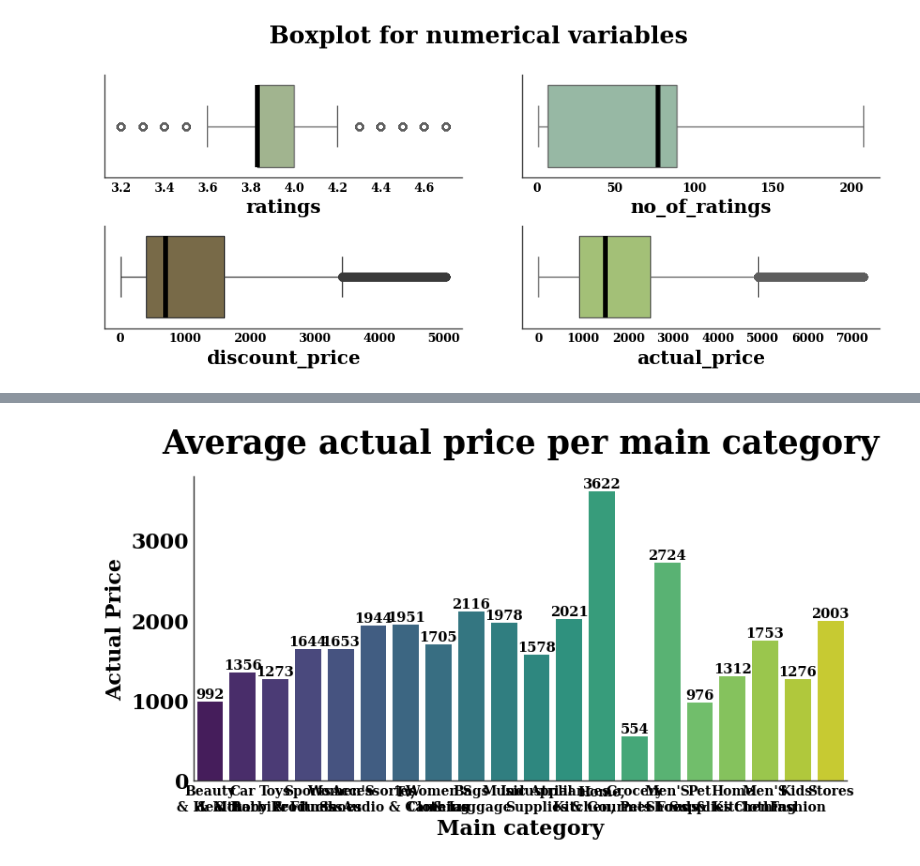
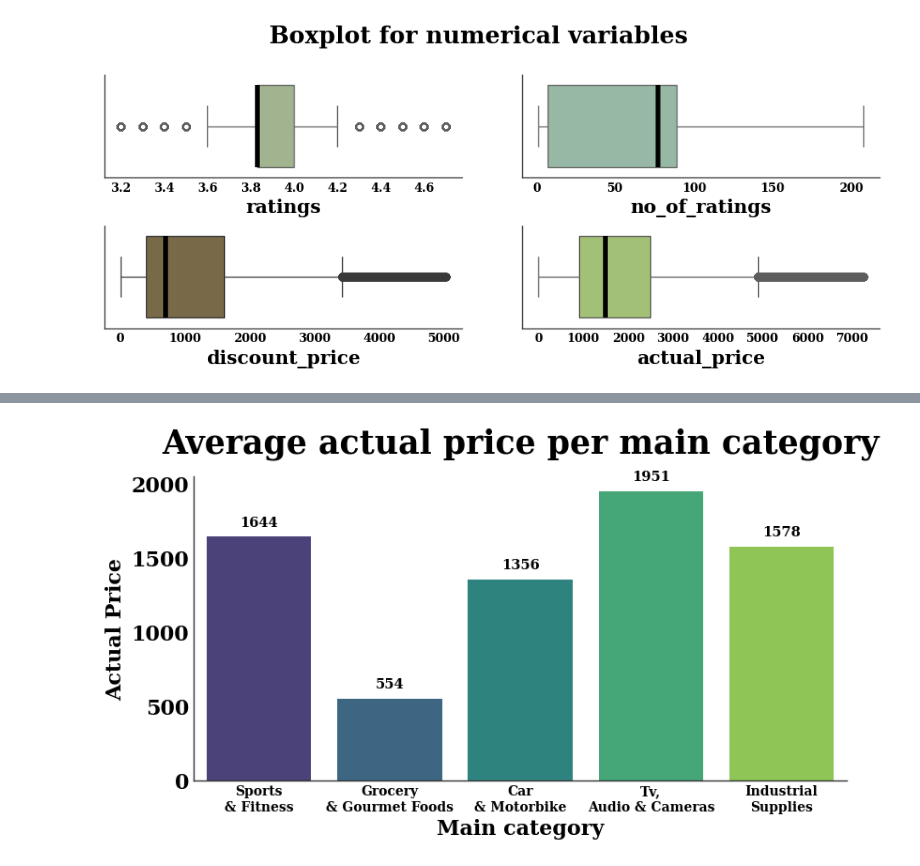
Before and after one commit to pablocarmona1527/Data_analyst, a Jupyter notebook: amazon_products_visualization.ipynb, the cells around one changed output, grey strips where cells are left out. Saved outputs shown, nothing was run; the diff lists cells and outputs as text; code cells hidden in the pictures.

```diff
--- a/amazon_products_visualization.ipynb
+++ b/amazon_products_visualization.ipynb
@@ -90,4 +85,5 @@ df['actual_price'] = outliers(df['actual_price'])
 df['discount_price'] = outliers(df['discount_price'])
 df['ratings'] = outliers(df['ratings'])
 df['no_of_ratings'] = outliers(df['no_of_ratings'])
+df['manufacturer'] = df['name'].str.split(' ').str[0]
 # %%
@@ -115,25 +113,25 @@ sub_category        112
 dtype: int64
 # %%
-#### Calificación y precio promedio por categoría principal
+#### Calificación y precio real promedio por categoría principal
 
 
 # top_ratings = df.groupby('main_category')[['ratings','actual_price']].mean().reset_index().sort_values(by='ratings',ascending=False)
-top_ratings = df.groupby('main_category')[['ratings','actual_price']].mean().reset_index().sample(20)
+top_ratings = df.groupby('main_category')[['ratings','actual_price']].mean().reset_index().sample(5,random_state=123)
 # top_ratings = df.groupby('main_category')[['ratings']].mean().reset_index().sort_values(by='ratings',ascending=False).head(5)
 
 labels = [i.replace(' ','\n',1).title() for i in top_ratings['main_category']]
 fig, ax = plt.subplots(figsize=(8,4))
 
 ax.set_xticks(range(len(labels)))
 ax.set_xticklabels(labels)
 sns.barplot(data=top_ratings,x='main_category',y='actual_price',hue='main_category',palette='viridis')
 
 for x , y in enumerate(top_ratings['actual_price']):
-    ax.text(x,y,f'{y:.0f}',va='bottom',ha='center')
+    ax.text(x,y+50,f'{y:.0f}',va='bottom',ha='center')
 
 ax.set_xlabel('Main category')
 ax.set_ylabel('Actual Price')
 ax.set_title('Average actual price per main category',y=1.05)
 ax.spines[['top','right']].set_visible(False)
 # %% [output]
-[figure, old version]
+[figure, new version]
```
Also changed, not shown: parts of 12 cells of this notebook.
